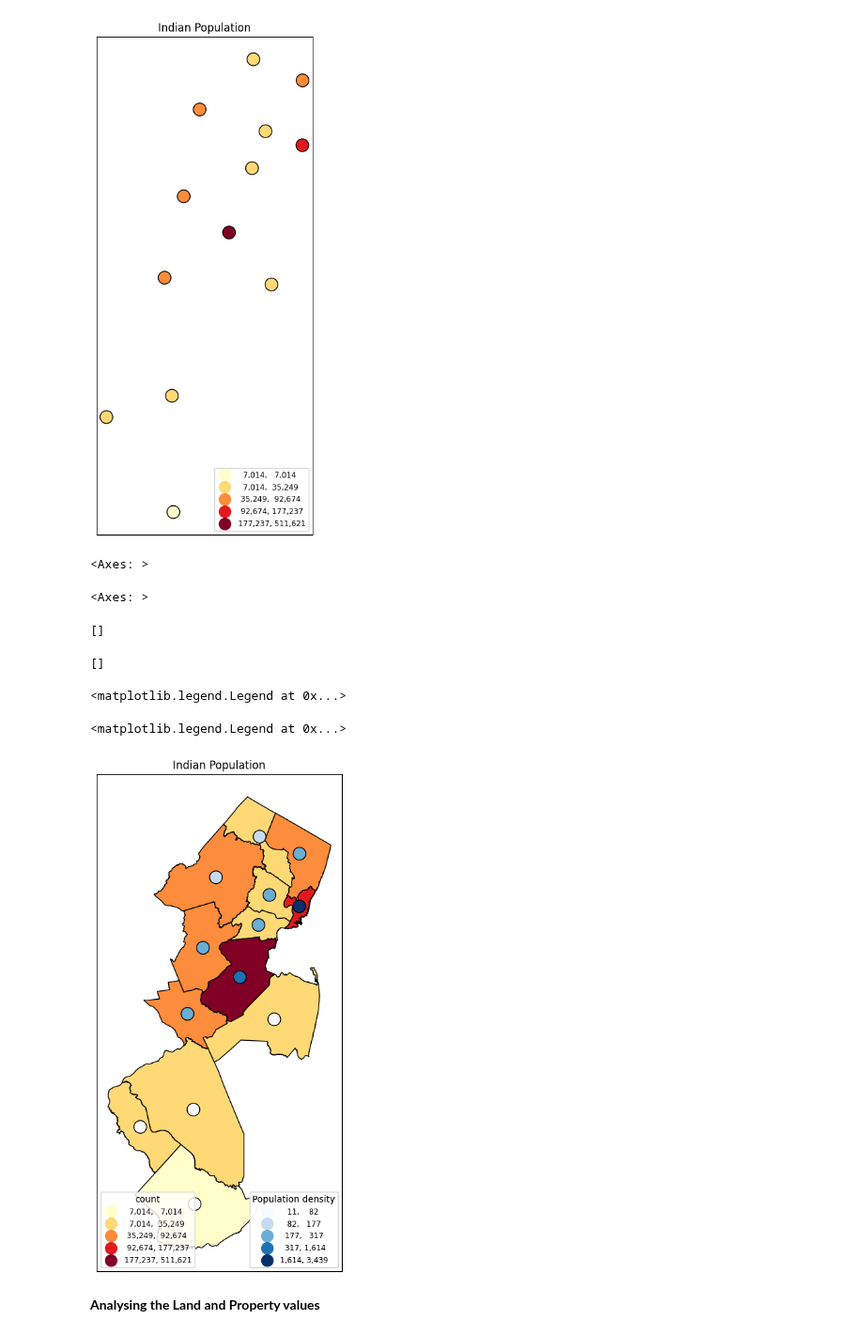
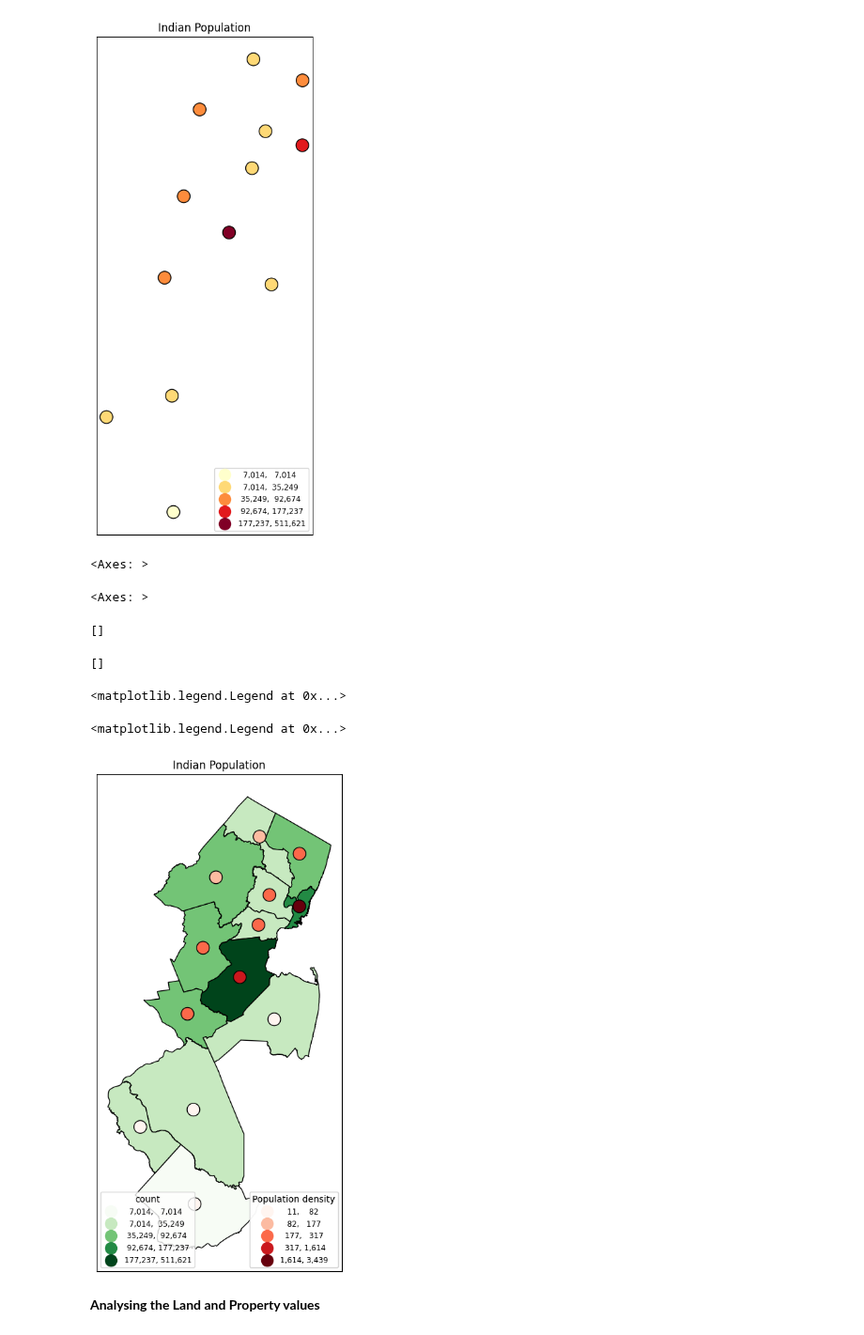
Before and after one commit to NihilKottal001/GIS, a Jupyter notebook: PS2.ipynb, the cells around one changed output. Shown at 94% size. Drawn from its saved outputs; the diff is of its cells as text; code cells hidden in the pictures.

```diff
--- a/PS2.ipynb
+++ b/PS2.ipynb
@@ -531,34 +531,34 @@ ax.set_xticks([]); ax.set_yticks([])
 [figure]
 # %%
 fig, ax = plt.subplots(1, figsize=(6,10))
-indian.plot(ax=ax,column='Estimate!!Total:',legend=True,cmap='YlOrRd',scheme='natural_breaks',k=5,
+indian.plot(ax=ax,column='Estimate!!Total:',legend=True,cmap='Greens',scheme='natural_breaks',k=5,
          edgecolor='black',linewidth=1,legend_kwds= {"fmt": "{:,.0f}",
         'loc':'lower left','title_fontsize':'medium','fontsize':'small','markerscale':1.4})
 
 l1 = ax.get_legend()
 l1.set_title('''count''')
 
-ind.plot(ax=ax,column='pop_density(people/Sq Miles)',legend=True,cmap='Blues',scheme='natural_breaks',k=5,
+ind.plot(ax=ax,column='pop_density(people/Sq Miles)',legend=True,cmap='Reds',scheme='natural_breaks',k=5,
          edgecolor='black',linewidth=1,legend_kwds= {"fmt": "{:,.0f}",
         'loc':'lower right','title_fontsize':'medium','fontsize':'small','markerscale':1.4},
          markersize = 200) #
 
 ax.title.set_text("Indian Population")
 ax.set_xticks([]); ax.set_yticks([])
 
 l2 = ax.get_legend()
 l2.set_title('''Population density''')
 
 ax.add_artist(l2)
 ax.add_artist(l1)
 # %% [output]
 <Axes: >
 <Axes: >
 []
 []
 <matplotlib.legend.Legend at 0x...>
 <matplotlib.legend.Legend at 0x...>
-[figure, old version]
+[figure, new version]
 # %% [markdown]
 **Analysing the Land and Property values**
 # %%
```
Also changed, not shown: parts of 2 cells of this notebook.
